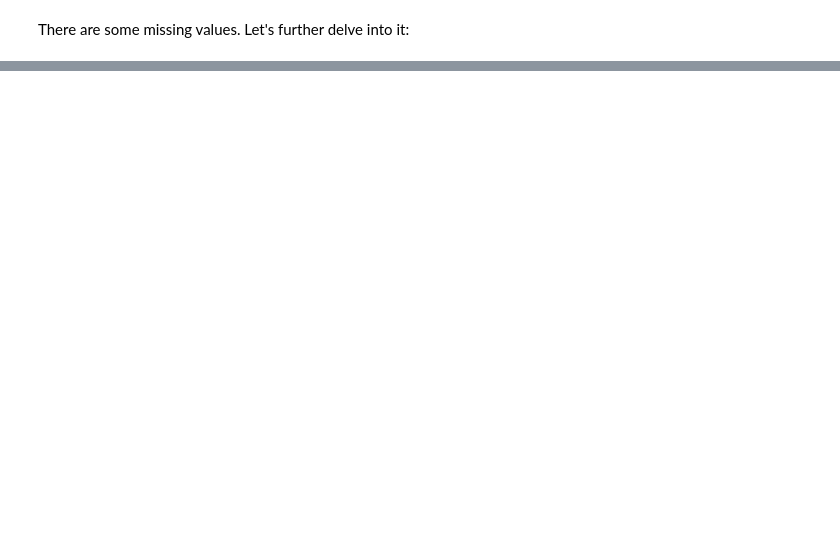
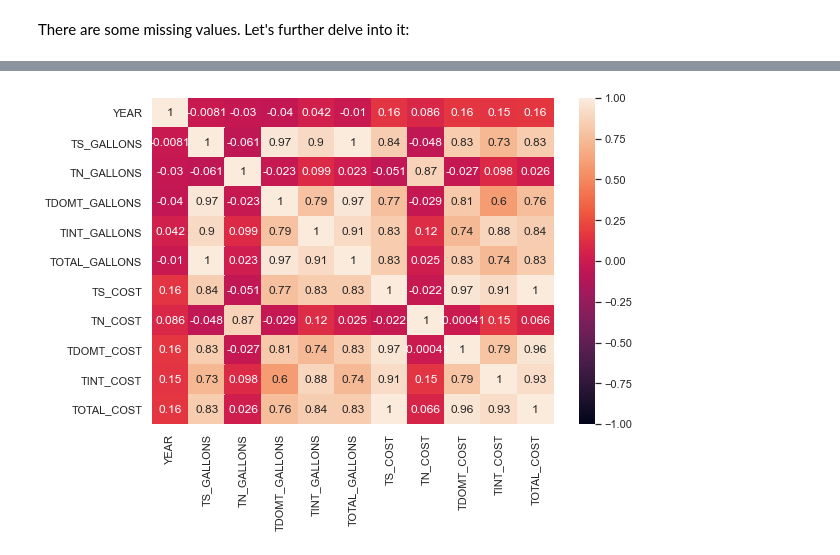
Before and after one commit to malonsol/TFM_KSchool, a Jupyter notebook: EDA/1.2.2_P12A_fuel.ipynb, the cells around one changed output, grey strips where cells are left out. Saved outputs shown, nothing was run; the diff lists cells and outputs as text; code cells hidden in the pictures; blank space fills up the shorter version.

```diff
--- a/EDA/1.2.2_P12A_fuel.ipynb
+++ b/EDA/1.2.2_P12A_fuel.ipynb
@@ -167,0 +203,3 @@ dtype: float64
+# %%
+df4['TN_GALLONS'] = df4['NDOM_GALLONS'] + df4['NINT_GALLONS']
+df4['TINT_GALLONS'] = df4['SINT_GALLONS'] + df4['NINT_GALLONS']
@@ -167,0 +254,7 @@ dtype: float64
+# %%
+int_cols = ['YEAR', 'UNIQUE_CARRIER', 'CARRIER_NAME',
+            'TS_GALLONS', 'TN_GALLONS', 'TDOMT_GALLONS', 'TINT_GALLONS', 'TOTAL_GALLONS',
+            'TS_COST', 'TN_COST', 'TDOMT_COST', 'TINT_COST', 'TOTAL_COST']
+# %%
+df4 = df4[int_cols]
+df4
@@ -167,0 +275,6 @@ dtype: float64
+# %%
+# Heatmap showing global correlations
+fig, ax = plt.subplots(figsize=(9, 6))
+ax = sns.heatmap(df4.corr(), vmin=-1, vmax=1, annot=True, cbar=True, cmap=sns.cm.rocket);
+# %% [output]
+[figure, added]
```
Also changed, not shown: parts of 23 cells of this notebook.
